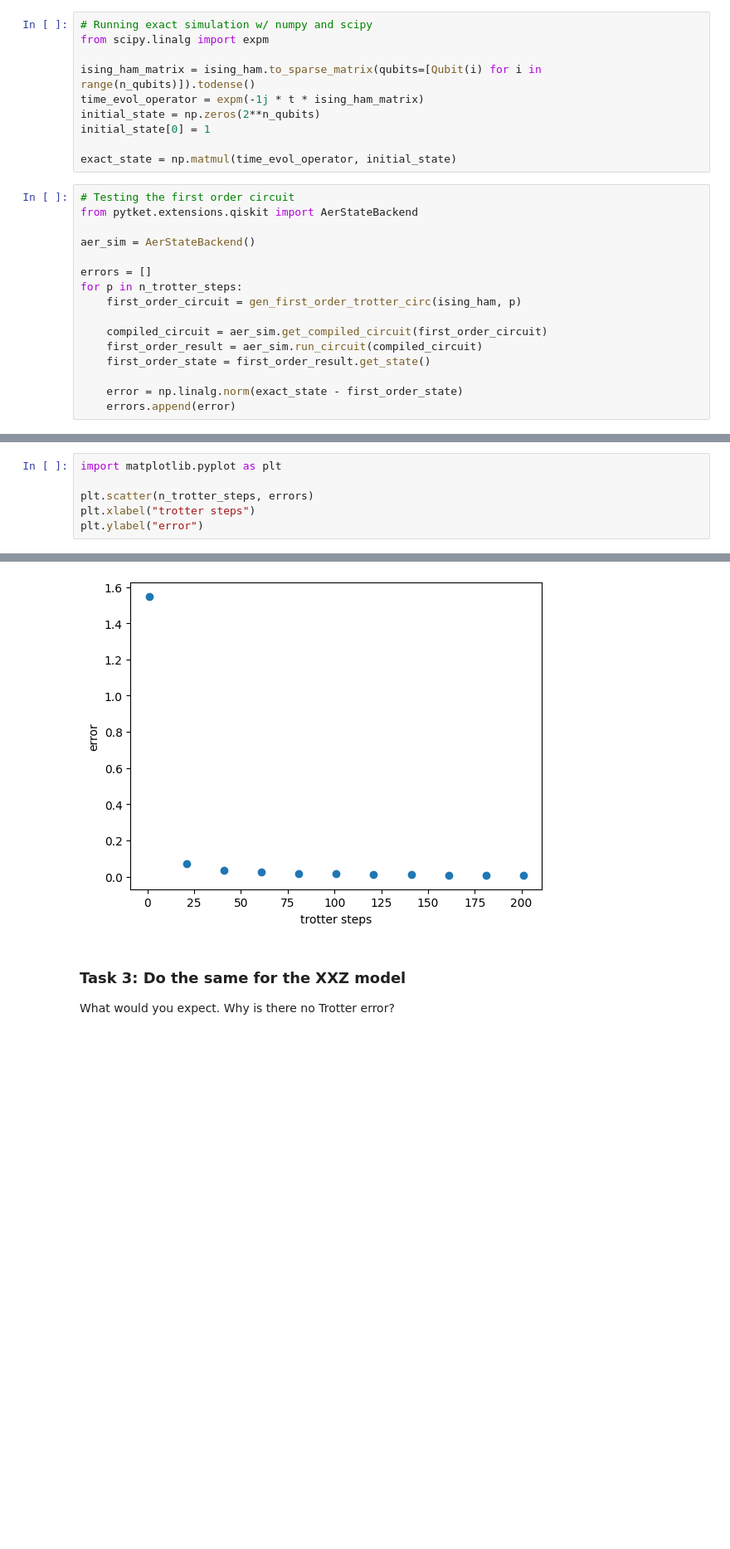
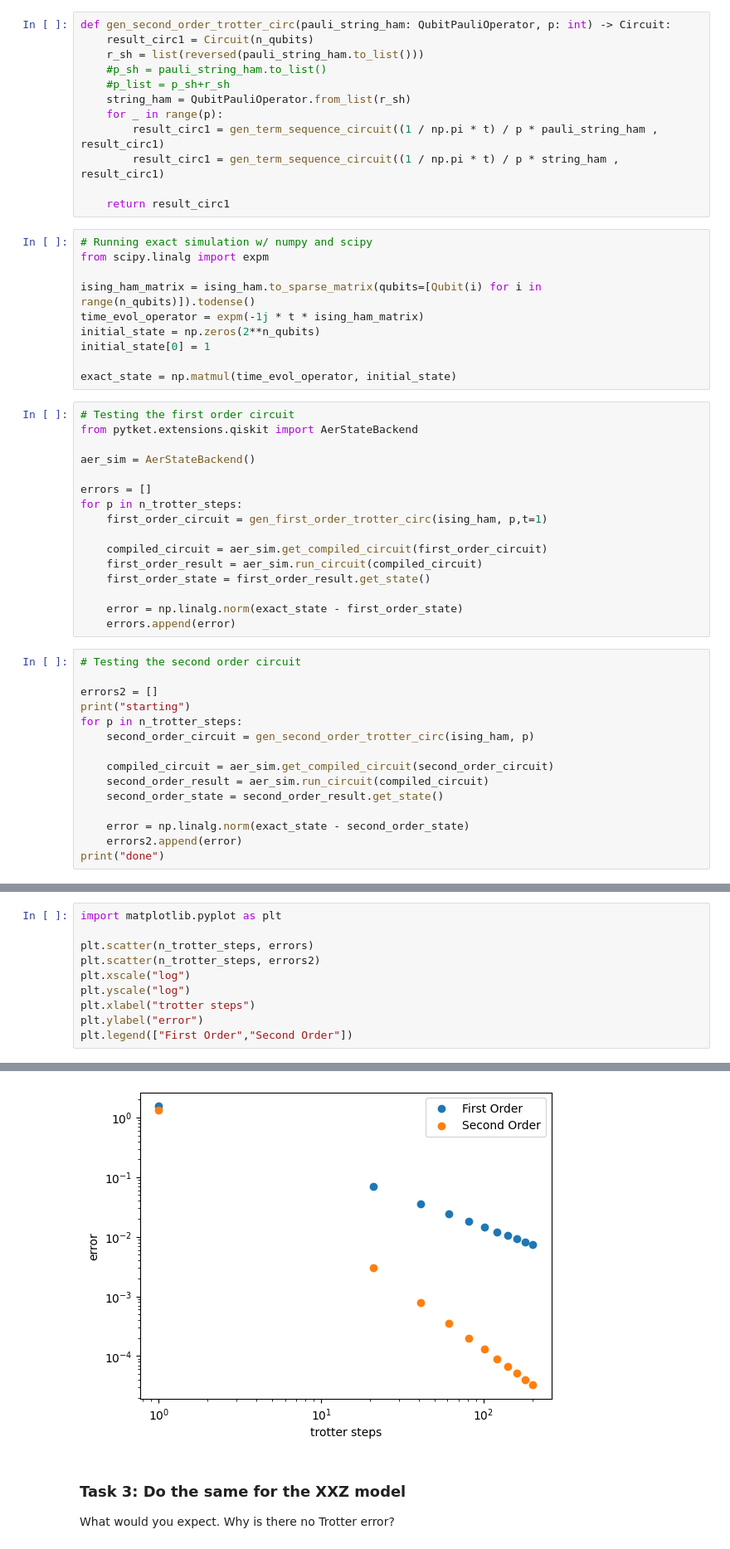
Before and after one commit to mattheweverette/2025-Quantinuum, a Jupyter notebook: notebooks/hamiltonian_simulation.ipynb, the cells around one changed output, grey strips where cells are left out. Shown at 83% size. Saved outputs shown, nothing was run; the diff lists cells and outputs as text; blank space fills up the shorter version.

Commit message:
Second Order Trotterization
Implemented and tested 2nd order Trot

```diff
--- a/notebooks/hamiltonian_simulation.ipynb
+++ b/notebooks/hamiltonian_simulation.ipynb
@@ -382,6 +382,18 @@ def gen_first_order_trotter_circ(pauli_string_ham: QubitPauliOperator, p: int, t
         result_circ = gen_term_sequence_circuit((2 / np.pi * t) / p * pauli_string_ham , result_circ)
 
     return result_circ
+# %%
+def gen_second_order_trotter_circ(pauli_string_ham: QubitPauliOperator, p: int) -> Circuit:
+    result_circ1 = Circuit(n_qubits)
+    r_sh = list(reversed(pauli_string_ham.to_list()))
+    #p_sh = pauli_string_ham.to_list()
+    #p_list = p_sh+r_sh
+    string_ham = QubitPauliOperator.from_list(r_sh)
+    for _ in range(p):
+        result_circ1 = gen_term_sequence_circuit((1 / np.pi * t) / p * pauli_string_ham , result_circ1)
+        result_circ1 = gen_term_sequence_circuit((1 / np.pi * t) / p * string_ham , result_circ1)
+
+    return result_circ1
 # %%
 # Running exact simulation w/ numpy and scipy
 from scipy.linalg import expm
@@ -400,7 +412,7 @@ aer_sim = AerStateBackend()
 
 errors = []
 for p in n_trotter_steps:
-    first_order_circuit = gen_first_order_trotter_circ(ising_ham, p)
+    first_order_circuit = gen_first_order_trotter_circ(ising_ham, p,t=1)
 
     compiled_circuit = aer_sim.get_compiled_circuit(first_order_circuit)
     first_order_result = aer_sim.run_circuit(compiled_circuit)
@@ -408,3 +420,18 @@ for p in n_trotter_steps:
 
     error = np.linalg.norm(exact_state - first_order_state)
     errors.append(error)
+# %%
+# Testing the second order circuit
+
+errors2 = []
+print("starting")
+for p in n_trotter_steps:
+    second_order_circuit = gen_second_order_trotter_circ(ising_ham, p)
+
+    compiled_circuit = aer_sim.get_compiled_circuit(second_order_circuit)
+    second_order_result = aer_sim.run_circuit(compiled_circuit)
+    second_order_state = second_order_result.get_state()
+
+    error = np.linalg.norm(exact_state - second_order_state)
+    errors2.append(error)
+print("done")
@@ -412,6 +442,10 @@ for p in n_trotter_steps:
 import matplotlib.pyplot as plt
 
 plt.scatter(n_trotter_steps, errors)
+plt.scatter(n_trotter_steps, errors2)
+plt.xscale("log")
+plt.yscale("log")
 plt.xlabel("trotter steps")
 plt.ylabel("error")
+plt.legend(["First Order","Second Order"])
 # %% [output]
@@ -419,4 +453,4 @@ Text(0, 0.5, 'error')
-[figure, old version]
+[figure, new version]
 # %% [markdown]
 ### Task 3: Do the same for the XXZ model
 
```
Also changed, not shown: parts of 12 cells of this notebook.
